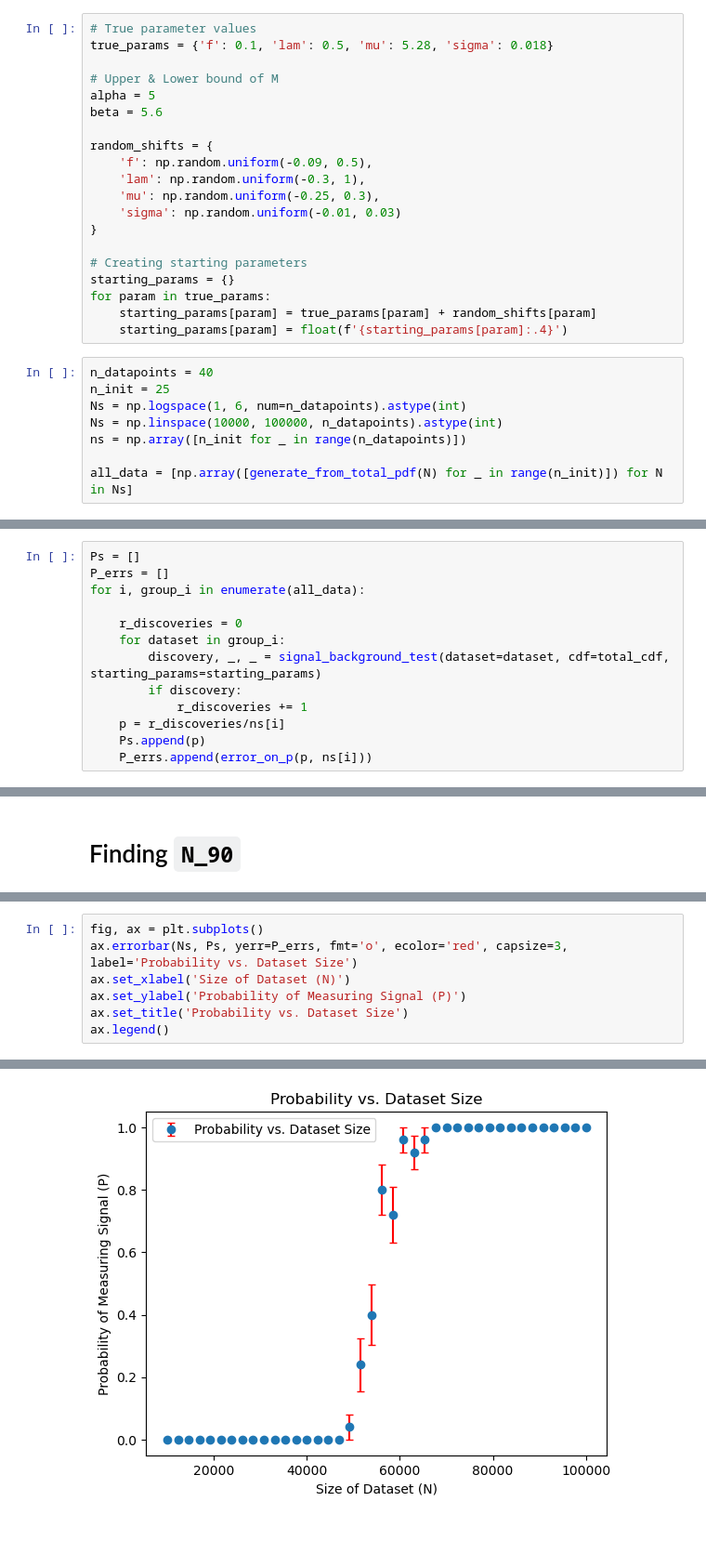
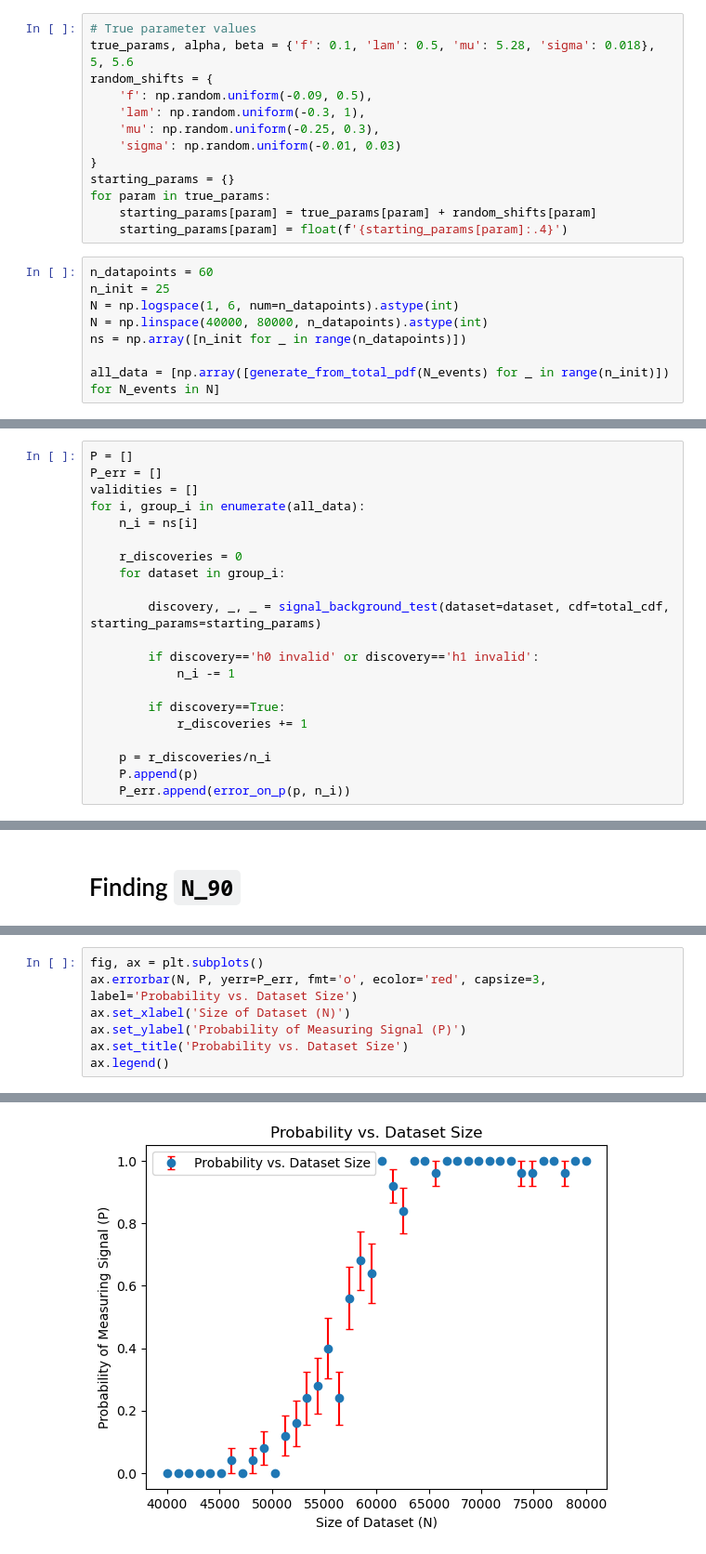
Before and after one commit to knottwill/SignalDiscovery, a Jupyter notebook: src/part_f_implementation.ipynb, the cells around one changed output, grey strips where cells are left out. Shown at 93% size. Cells and saved outputs as stored; diff of their text form.

Commit message:
Added the following functionality: If a valid minimum is not found for either H0 or H1, then cancel test and don't count is as a 'discovery' or not

```diff
--- a/src/part_f_implementation.ipynb
+++ b/src/part_f_implementation.ipynb
@@ -16,48 +16,49 @@ from distributions import total_cdf
 from hypothesis_test import signal_background_test
 # %%
 # True parameter values
-true_params = {'f': 0.1, 'lam': 0.5, 'mu': 5.28, 'sigma': 0.018}
-
-# Upper & Lower bound of M
-alpha = 5
-beta = 5.6
-
+true_params, alpha, beta = {'f': 0.1, 'lam': 0.5, 'mu': 5.28, 'sigma': 0.018}, 5, 5.6
 random_shifts = {
     'f': np.random.uniform(-0.09, 0.5),
     'lam': np.random.uniform(-0.3, 1),
     'mu': np.random.uniform(-0.25, 0.3),
     'sigma': np.random.uniform(-0.01, 0.03)
 }
-
-# Creating starting parameters
 starting_params = {}
 for param in true_params:
     starting_params[param] = true_params[param] + random_shifts[param]
     starting_params[param] = float(f'{starting_params[param]:.4}')
 # %%
-n_datapoints = 40
+n_datapoints = 60
 n_init = 25
-Ns = np.logspace(1, 6, num=n_datapoints).astype(int)
-Ns = np.linspace(10000, 100000, n_datapoints).astype(int)
+N = np.logspace(1, 6, num=n_datapoints).astype(int)
+N = np.linspace(40000, 80000, n_datapoints).astype(int)
 ns = np.array([n_init for _ in range(n_datapoints)])
 
-all_data = [np.array([generate_from_total_pdf(N) for _ in range(n_init)]) for N in Ns]
+all_data = [np.array([generate_from_total_pdf(N_events) for _ in range(n_init)]) for N_events in N]
 # %%
 def error_on_p(p, n):
     return np.sqrt((p*(1-p))/n)
 # %% [markdown]
 ### Hypothesis Testing
 # %%
-Ps = []
-P_errs = []
+P = []
+P_err = []
+validities = []
 for i, group_i in enumerate(all_data):
+    n_i = ns[i]
 
     r_discoveries = 0
     for dataset in group_i:
+
         discovery, _, _ = signal_background_test(dataset=dataset, cdf=total_cdf, starting_params=starting_params)
-        if discovery:
+
+        if discovery=='h0 invalid' or discovery=='h1 invalid':
+            n_i -= 1
+
+        if discovery==True:
             r_discoveries += 1
-    p = r_discoveries/ns[i]
-    Ps.append(p)
-    P_errs.append(error_on_p(p, ns[i]))
+
+    p = r_discoveries/n_i
+    P.append(p)
+    P_err.append(error_on_p(p, n_i))
 # %%
@@ -90,10 +99,10 @@ print(P_errs)
 # %%
 fig, ax = plt.subplots()
-ax.errorbar(Ns, Ps, yerr=P_errs, fmt='o', ecolor='red', capsize=3, label='Probability vs. Dataset Size')
+ax.errorbar(N, P, yerr=P_err, fmt='o', ecolor='red', capsize=3, label='Probability vs. Dataset Size')
 ax.set_xlabel('Size of Dataset (N)')
 ax.set_ylabel('Probability of Measuring Signal (P)')
 ax.set_title('Probability vs. Dataset Size')
 ax.legend()
 # %% [output]
 <matplotlib.legend.Legend at 0x...>
-[figure, old version]
+[figure, new version]
```
Also changed, not shown: parts of 2 cells of this notebook, 2 other files.
